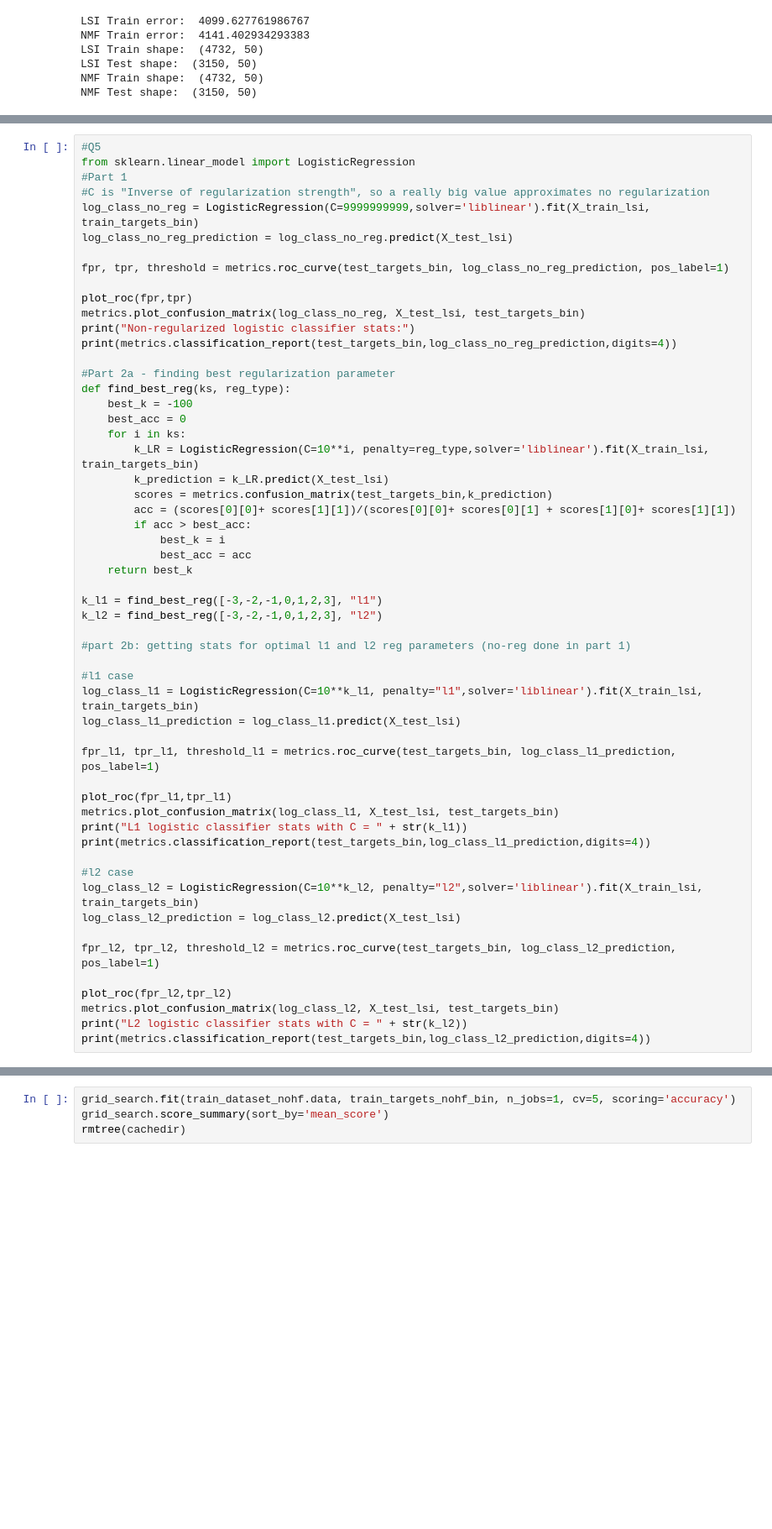
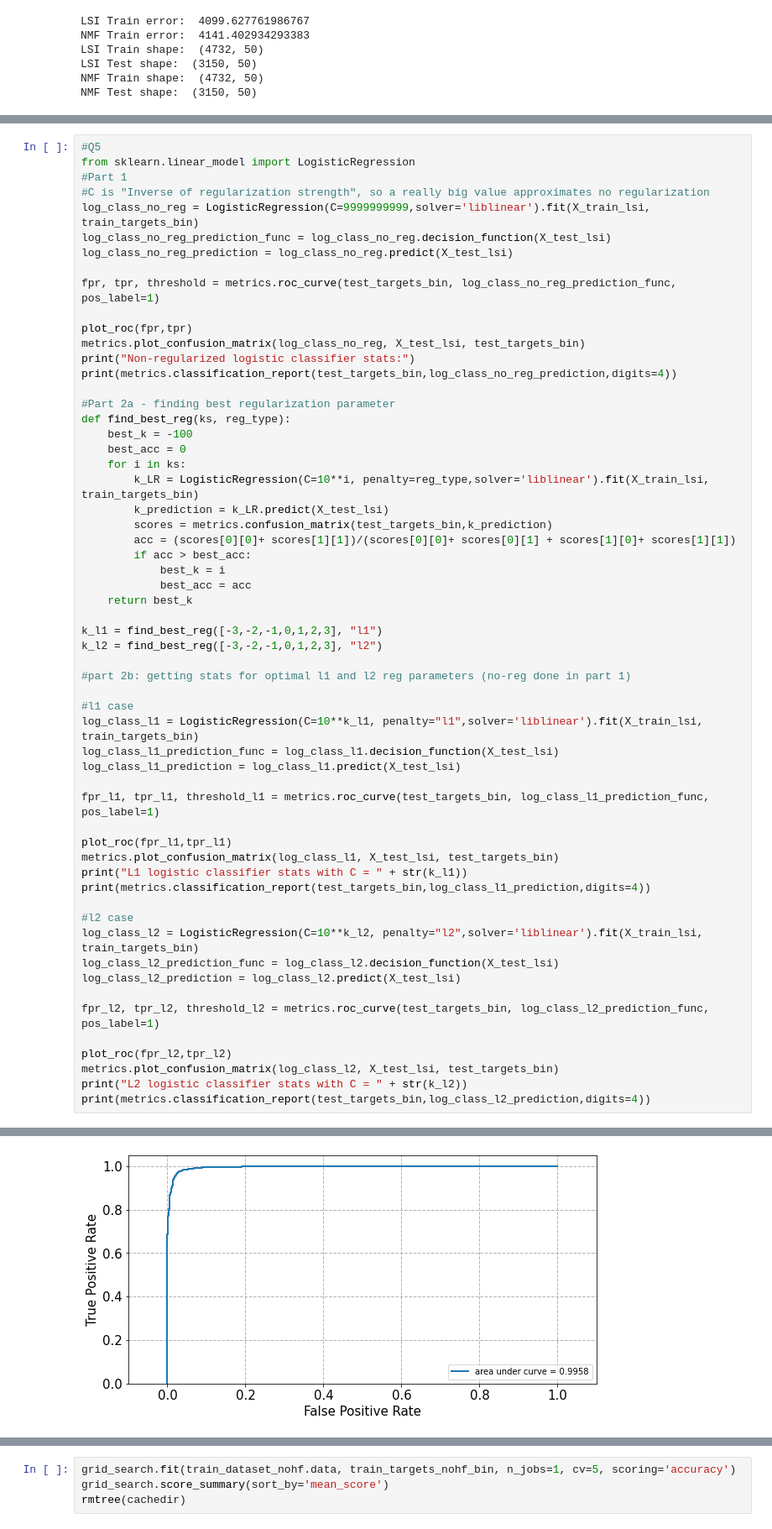
Before and after one commit to ztucker4/ECE219_Winter2021, a Jupyter notebook: Project_1/Project1.ipynb, the cells around one changed output, grey strips where cells are left out. Shown: that part at 84% size. Cells and saved outputs as stored; diff of their text form; blank space fills up the shorter version.

```diff
--- a/Project_1/Project1.ipynb
+++ b/Project_1/Project1.ipynb
@@ -221,9 +248,10 @@ from sklearn.linear_model import LogisticRegression
 #Part 1
 #C is "Inverse of regularization strength", so a really big value approximates no regularization
 log_class_no_reg = LogisticRegression(C=9999999999,solver='liblinear').fit(X_train_lsi, train_targets_bin)
+log_class_no_reg_prediction_func = log_class_no_reg.decision_function(X_test_lsi)
 log_class_no_reg_prediction = log_class_no_reg.predict(X_test_lsi)
 
-fpr, tpr, threshold = metrics.roc_curve(test_targets_bin, log_class_no_reg_prediction, pos_label=1)
+fpr, tpr, threshold = metrics.roc_curve(test_targets_bin, log_class_no_reg_prediction_func, pos_label=1)
 
 plot_roc(fpr,tpr)
 metrics.plot_confusion_matrix(log_class_no_reg, X_test_lsi, test_targets_bin)
@@ -251,9 +279,10 @@ k_l2 = find_best_reg([-3,-2,-1,0,1,2,3], "l2")
 
 #l1 case
 log_class_l1 = LogisticRegression(C=10**k_l1, penalty="l1",solver='liblinear').fit(X_train_lsi, train_targets_bin)
+log_class_l1_prediction_func = log_class_l1.decision_function(X_test_lsi)
 log_class_l1_prediction = log_class_l1.predict(X_test_lsi)
 
-fpr_l1, tpr_l1, threshold_l1 = metrics.roc_curve(test_targets_bin, log_class_l1_prediction, pos_label=1)
+fpr_l1, tpr_l1, threshold_l1 = metrics.roc_curve(test_targets_bin, log_class_l1_prediction_func, pos_label=1)
 
 plot_roc(fpr_l1,tpr_l1)
 metrics.plot_confusion_matrix(log_class_l1, X_test_lsi, test_targets_bin)
@@ -262,11 +291,13 @@ print(metrics.classification_report(test_targets_bin,log_class_l1_prediction,dig
 
 #l2 case
 log_class_l2 = LogisticRegression(C=10**k_l2, penalty="l2",solver='liblinear').fit(X_train_lsi, train_targets_bin)
+log_class_l2_prediction_func = log_class_l2.decision_function(X_test_lsi)
 log_class_l2_prediction = log_class_l2.predict(X_test_lsi)
 
-fpr_l2, tpr_l2, threshold_l2 = metrics.roc_curve(test_targets_bin, log_class_l2_prediction, pos_label=1)
+fpr_l2, tpr_l2, threshold_l2 = metrics.roc_curve(test_targets_bin, log_class_l2_prediction_func, pos_label=1)
 
 plot_roc(fpr_l2,tpr_l2)
 metrics.plot_confusion_matrix(log_class_l2, X_test_lsi, test_targets_bin)
 print("L2 logistic classifier stats with C = " + str(k_l2))
 print(metrics.classification_report(test_targets_bin,log_class_l2_prediction,digits=4))
+# %% [output]
@@ -272,0 +321 @@ print(metrics.classification_report(test_targets_bin,log_class_l2_prediction,dig
+[figure, added]
```
Also changed, not shown: parts of 6 cells of this notebook.
